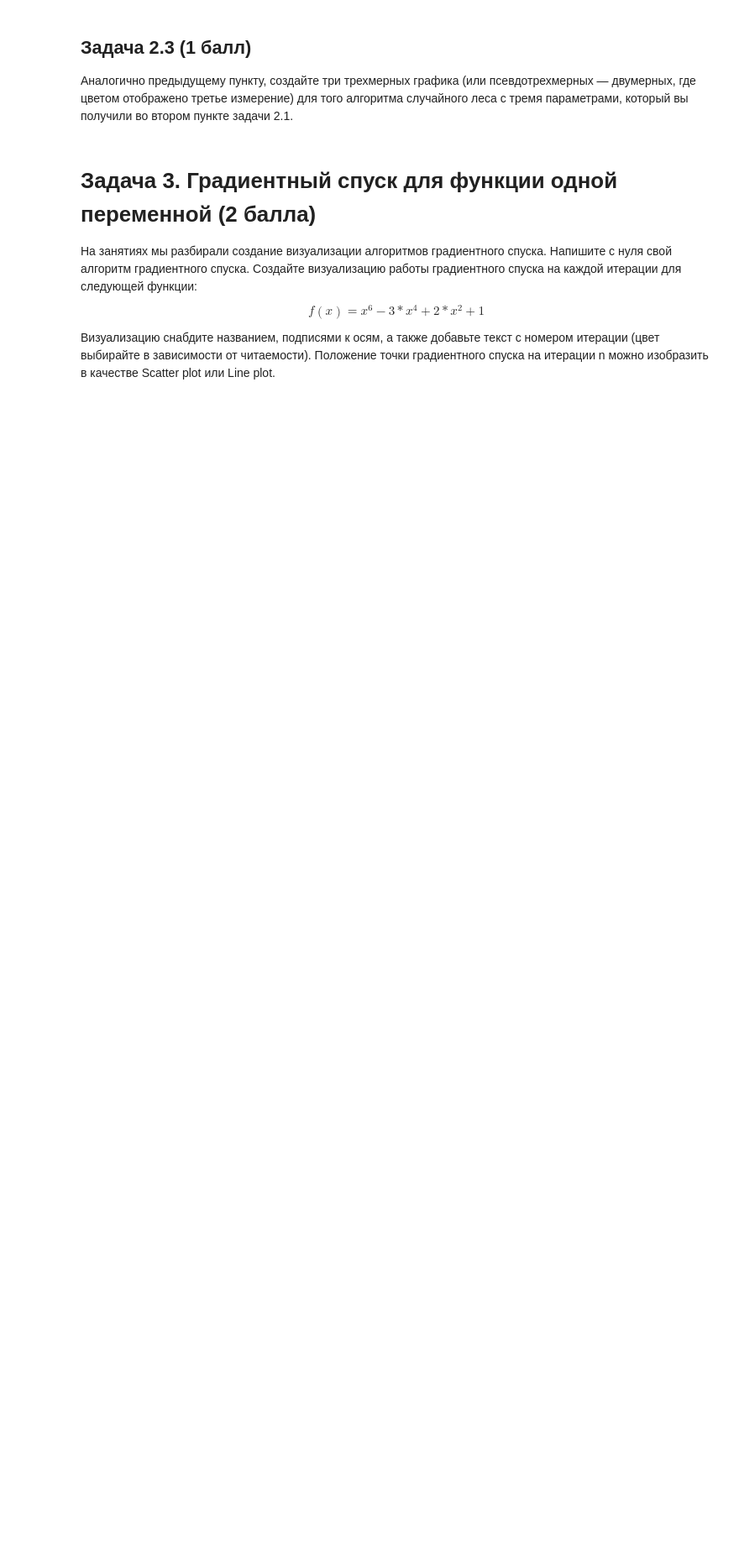
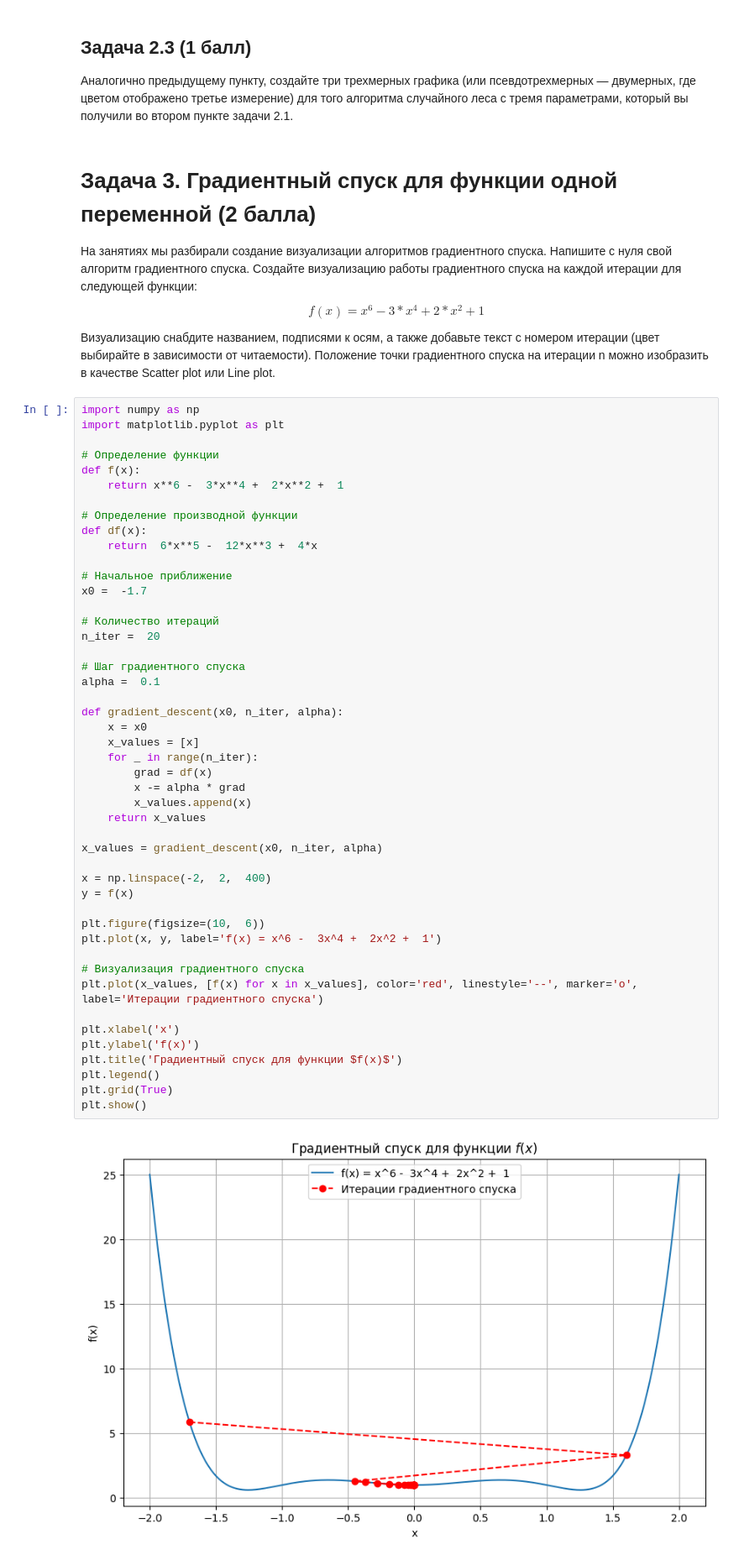
Before and after one commit to rufous86/mipt_semester4, a Jupyter notebook: visualization/week3/hw3-iliukhin.ipynb, the cells around one changed output. Shown at 84% size. Saved outputs shown, nothing was run; the diff lists cells and outputs as text; blank space fills up the shorter version.

```diff
--- a/visualization/week3/hw3-iliukhin.ipynb
+++ b/visualization/week3/hw3-iliukhin.ipynb
@@ -204,6 +204,55 @@ plt.show()
 $$f(x) = x^6 - 3*x^4 + 2*x^2 + 1$$
 
 Визуализацию снабдите названием, подписями к осям, а также добавьте текст с номером итерации (цвет выбирайте в зависимости от читаемости). Положение точки градиентного спуска на итерации n можно изобразить в качестве Scatter plot или Line plot.
+# %%
+import numpy as np
+import matplotlib.pyplot as plt
+
+# Определение функции
+def f(x):
+    return x**6 -  3*x**4 +  2*x**2 +  1
+
+# Определение производной функции
+def df(x):
+    return  6*x**5 -  12*x**3 +  4*x
+
+# Начальное приближение
+x0 =  -1.7
+
+# Количество итераций
+n_iter =  20
+
+# Шаг градиентного спуска
+alpha =  0.1
+
+def gradient_descent(x0, n_iter, alpha):
+    x = x0
+    x_values = [x]
+    for _ in range(n_iter):
+        grad = df(x)
+        x -= alpha * grad
+        x_values.append(x)
+    return x_values
+
+x_values = gradient_descent(x0, n_iter, alpha)
+
+x = np.linspace(-2,  2,  400)
+y = f(x)
+
+plt.figure(figsize=(10,  6))
+plt.plot(x, y, label='f(x) = x^6 -  3x^4 +  2x^2 +  1')
+
+# Визуализация градиентного спуска
+plt.plot(x_values, [f(x) for x in x_values], color='red', linestyle='--', marker='o', label='Итерации градиентного спуска')
+
+plt.xlabel('x')
+plt.ylabel('f(x)')
+plt.title('Градиентный спуск для функции $f(x)$')
+plt.legend()
+plt.grid(True)
+plt.show()
+# %% [output]
+[figure, added]
 # %% [markdown]
 # Задача 4. Визуализация градиентного спуска для трехмерной функции (4 балла)
 В теории оптимизации есть достаточно известная функция Розенброка. Она используется для проверки производительности алгоритмов.
```
